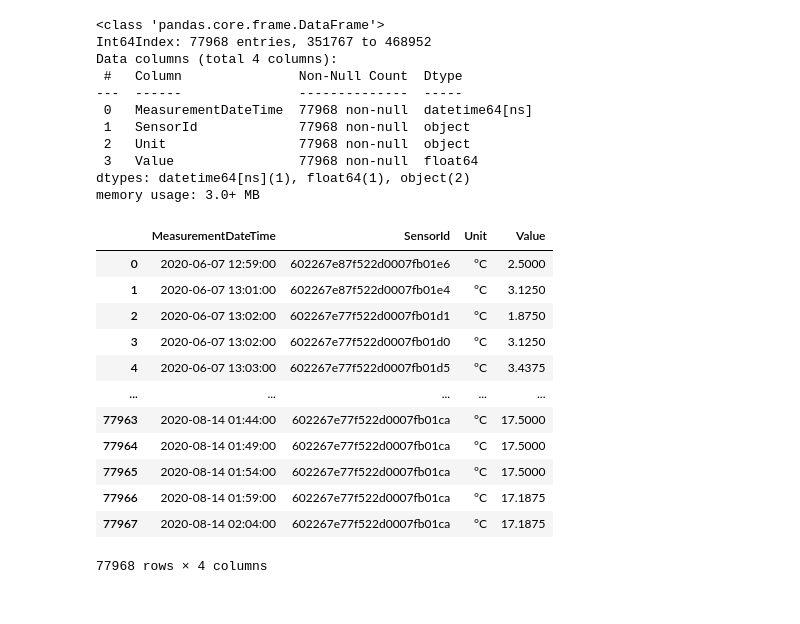
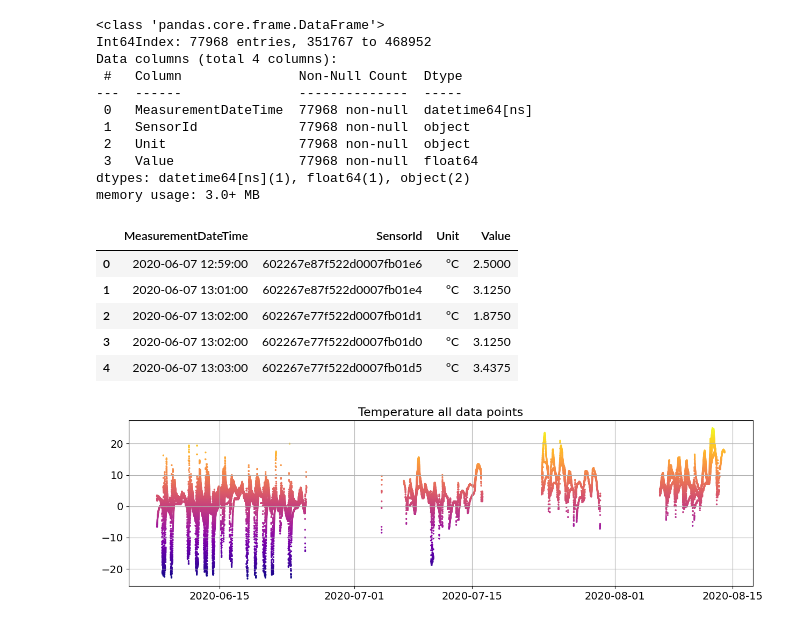
Before and after one commit to leaniske/RNN, a Jupyter notebook: analysis.ipynb, the cells around one changed output. Cells and saved outputs as stored; diff of their text form; code cells hidden in the pictures.

```diff
--- a/analysis.ipynb
+++ b/analysis.ipynb
@@ -105,8 +106,8 @@ memory usage: 17.9+ MB
 # W naszej pracy chcemy jedynie przewidzieć zmianę temperatury podczas przewozu.
 # W związku z tym interesują nas jedynie recordy, dla których widnieje "°C" w kolumnie "Unit".
 
-df = df.loc[df.Unit == '°C']
-df
+df_temp = df.loc[df.Unit == '°C']
+df_temp
 # %% [output]
 |  | MeasurementDateTime | SensorId | Unit | Value |
 | 351767 | 2020-06-07 12:59:00 | 602267e87f522d0007fb01e6 | °C | 2.5000 |
@@ -149,8 +150,8 @@ SensorId
 # Jest jednak 9 sensorów, dla których średnia temperatura wynosi ponad 15 stopni Celcjusza.
 # Możemy założyć, że dane sensory rejestrowały temperaturę, podczas przejazdy z wyłączoną chłodziarką.
 
-df = df[~df['SensorId'].isin(['602267e77f522d0007fb01cc', '602267e77f522d0007fb01d2', '602267e77f522d0007fb01d3', '602267e87f522d0007fb01d6', '602267e87f522d0007fb01da', '602267e87f522d0007fb01db', '602267e87f522d0007fb01e2', '602267e87f522d0007fb01e3', '602267e87f522d0007fb01e7'])]
-df.info()
+df_temp = df_temp[~df_temp['SensorId'].isin(['602267e77f522d0007fb01cc', '602267e77f522d0007fb01d2', '602267e77f522d0007fb01d3', '602267e87f522d0007fb01d6', '602267e87f522d0007fb01da', '602267e87f522d0007fb01db', '602267e87f522d0007fb01e2', '602267e87f522d0007fb01e3', '602267e87f522d0007fb01e7'])]
+df_temp.info()
 # %% [output]
 <class 'pandas.core.frame.DataFrame'>
 Int64Index: 77968 entries, 351767 to 468952
@@ -166,20 +167,24 @@ memory usage: 3.0+ MB
 # %%
 # Z 123871 zapisów, zostało 77968.
 # Posortowanej tabeli (po dacie) nadajemy nowe indexy.
-df = df.reset_index()
-df.drop('index', axis=1, inplace=True)
-df.head()
+df_temp = df_temp.reset_index()
+df_temp.drop('index', axis=1, inplace=True)
+df_temp.head()
 # %% [output]
 |  | MeasurementDateTime | SensorId | Unit | Value |
 | 0 | 2020-06-07 12:59:00 | 602267e87f522d0007fb01e6 | °C | 2.5000 |
 | 1 | 2020-06-07 13:01:00 | 602267e87f522d0007fb01e4 | °C | 3.1250 |
 | 2 | 2020-06-07 13:02:00 | 602267e77f522d0007fb01d1 | °C | 1.8750 |
 | 3 | 2020-06-07 13:02:00 | 602267e77f522d0007fb01d0 | °C | 3.1250 |
 | 4 | 2020-06-07 13:03:00 | 602267e77f522d0007fb01d5 | °C | 3.4375 |
-| ... | ... | ... | ... | ... |
-| 77963 | 2020-08-14 01:44:00 | 602267e77f522d0007fb01ca | °C | 17.5000 |
-| 77964 | 2020-08-14 01:49:00 | 602267e77f522d0007fb01ca | °C | 17.5000 |
-| 77965 | 2020-08-14 01:54:00 | 602267e77f522d0007fb01ca | °C | 17.5000 |
-| 77966 | 2020-08-14 01:59:00 | 602267e77f522d0007fb01ca | °C | 17.1875 |
-| 77967 | 2020-08-14 02:04:00 | 602267e77f522d0007fb01ca | °C | 17.1875 |
-77968 rows × 4 columns
+# %%
+#Zwizualizujmy sobie zmianę temperatury w czasie
+plt.figure(figsize=(15, 4))
+plt.title("Temperature all data points", fontsize=16)
+plt.scatter(df_temp['MeasurementDateTime'], df_temp['Value'], c = df_temp['Value'], cmap = 'plasma', s = 2, lw=1)
+plt.grid(True)
+plt.xticks(fontsize=14)
+plt.yticks(fontsize=14)
+plt.show()
+# %% [output]
+[figure, added]
```
Also changed, not shown: parts of 19 cells of this notebook, 15 other files.
